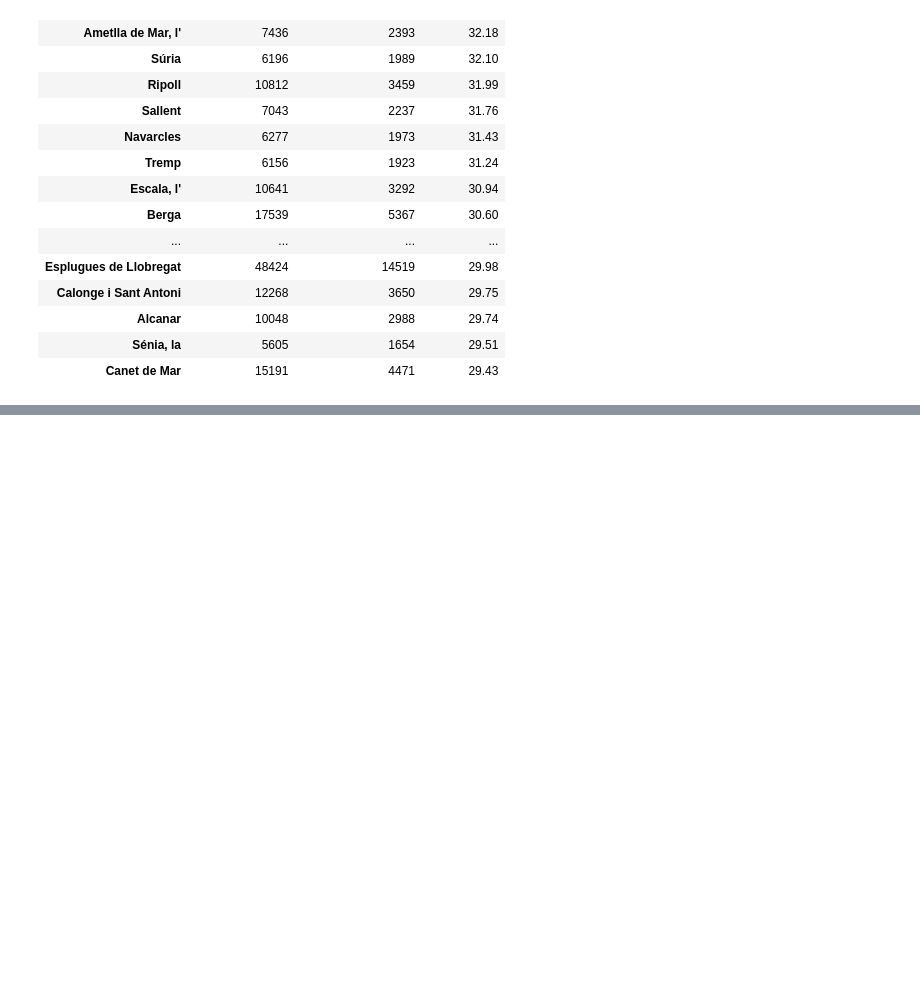
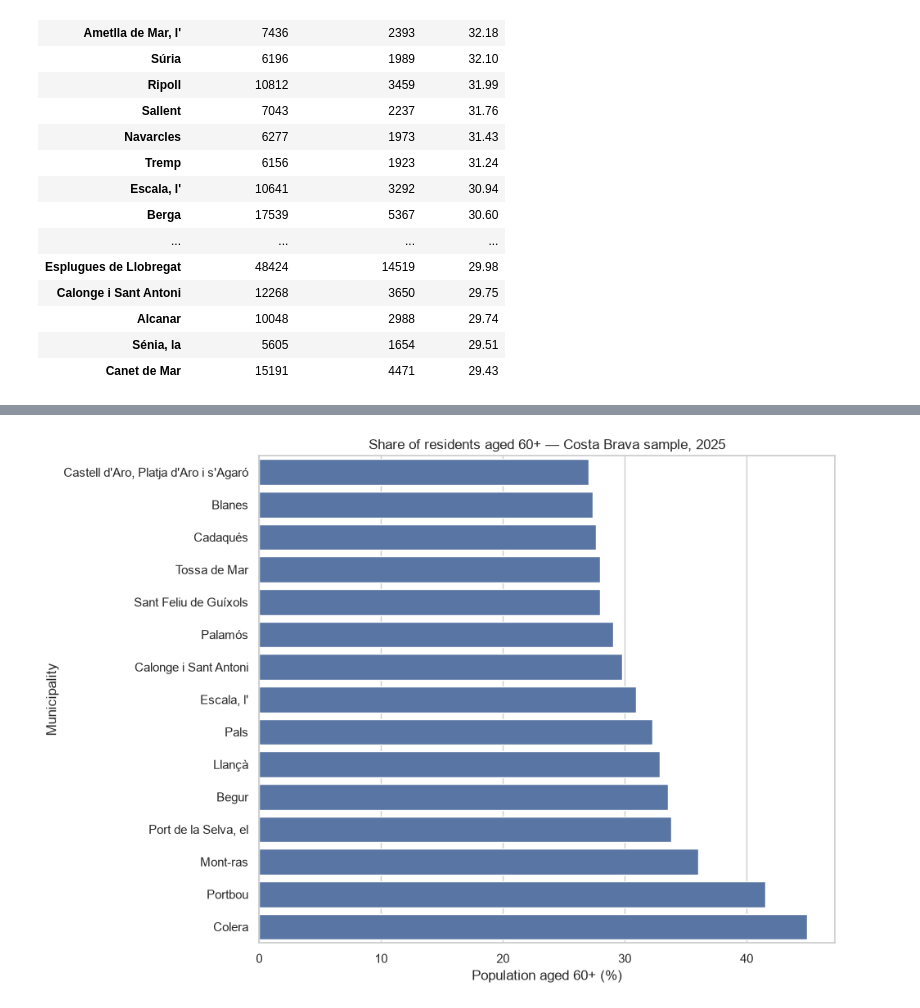
Before and after one commit to EliasLopezUpf/TFG-software, a Jupyter notebook: notebooks/01_demographic_analysis.ipynb, the cells around one changed output, grey strips where cells are left out. Drawn from its saved outputs; the diff is of its cells as text; code cells hidden in the pictures; blank space fills up the shorter version.

```diff
--- a/notebooks/01_demographic_analysis.ipynb
+++ b/notebooks/01_demographic_analysis.ipynb
@@ -432,7 +432,7 @@ costa_brava_municipalities = [
     "Tossa de Mar",
     "Santa Cristina d'Aro",
     "Sant Feliu de Guíxols",
-    "Platja d'Aro i s'Agaró",
+    "Castell d'Aro, Platja d'Aro i s'Agaró",
     "Calonge i Sant Antoni",
     "Palamós",
     "Palafrugell",
@@ -445,7 +445,7 @@ costa_brava_municipalities = [
     "Castelló d'Empúries",
     "Roses",
     "Cadaqués",
-    "Port de la Selva",
+    "Port de la Selva, el",
     "Llançà",
     "Colera",
     "Portbou",
@@ -473,0 +474,10 @@ Missing names: ["Castell-Platja d'Aro", "l'Escala", 'El Port de la Selva']
+# %%
+costa_brava_stats = municipality_stats.loc[
+    municipality_stats["municipio"].isin(matched)
+].copy()
+
+display(
+    costa_brava_stats.sort_values(
+        "population_60_plus", ascending=False
+    ).round(2)
+)
@@ -473,0 +502,20 @@ Missing names: ["Castell-Platja d'Aro", "l'Escala", 'El Port de la Selva']
+# %%
+top_costa_brava = costa_brava_stats.nlargest(
+    15, "pct_60_plus"
+).sort_values("pct_60_plus")
+
+plt.figure(figsize=(10, 7))
+
+sns.barplot(
+    data=top_costa_brava,
+    x="pct_60_plus",
+    y="municipio"
+)
+
+plt.title("Share of residents aged 60+ — Costa Brava sample, 2025")
+plt.xlabel("Population aged 60+ (%)")
+plt.ylabel("Municipality")
+plt.tight_layout()
+plt.show()
+# %% [output]
+[figure, added]
```
Also changed, not shown: parts of 4 cells of this notebook, 2 other files.
